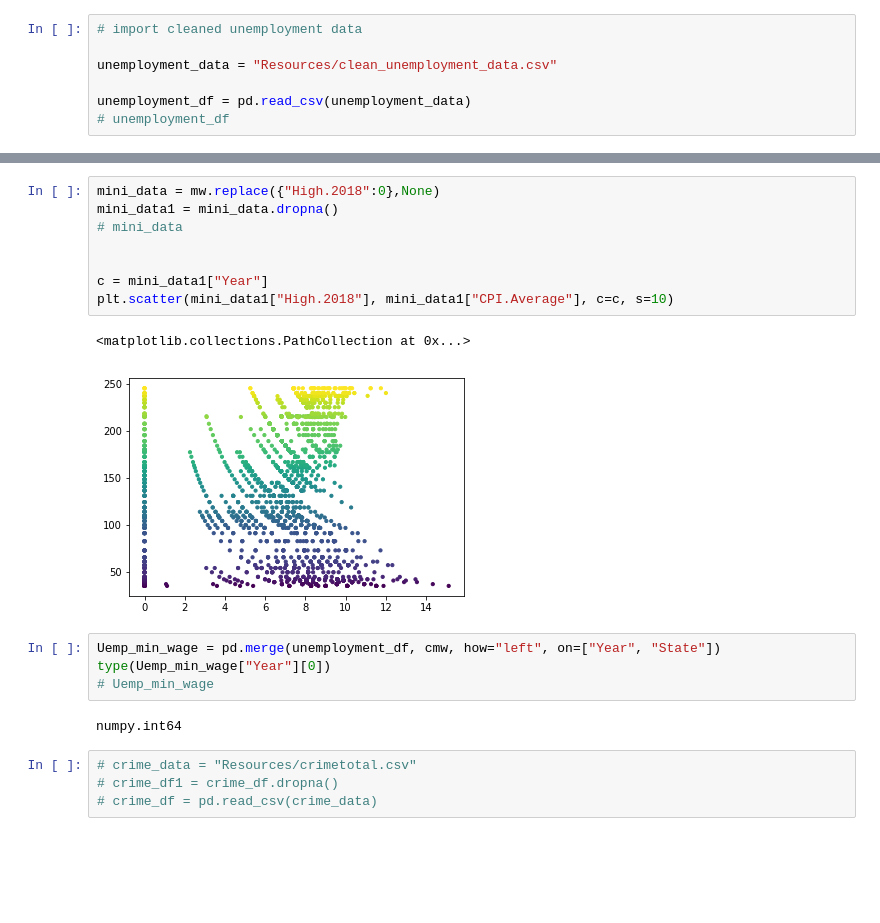
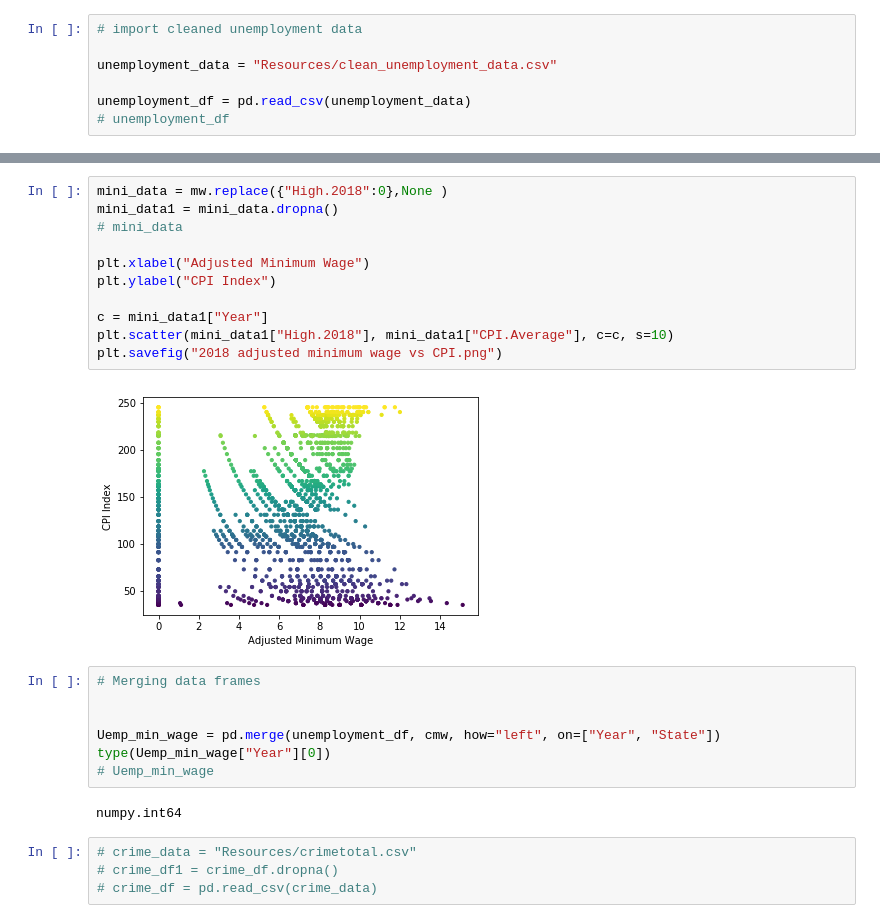
Before and after one commit to SnehaKellogg/Project1_Group5, a Jupyter notebook: ProjectG5.ipynb, the cells around one changed output, grey strips where cells are left out. Cells and saved outputs as stored; diff of their text form; blank space fills up the shorter version.

Commit message:
cleaned up jupyter notebook with graphs and comments

```diff
--- a/ProjectG5.ipynb
+++ b/ProjectG5.ipynb
@@ -60,15 +69,20 @@ plt.scatter(mini_data["High.Value"], mini_data["CPI.Average"], c=c, s=10)
 # %%
-mini_data = mw.replace({"High.2018":0},None)
+mini_data = mw.replace({"High.2018":0},None )
 mini_data1 = mini_data.dropna()
 # mini_data
 
+plt.xlabel("Adjusted Minimum Wage")
+plt.ylabel("CPI Index")
 
 c = mini_data1["Year"]
 plt.scatter(mini_data1["High.2018"], mini_data1["CPI.Average"], c=c, s=10)
+plt.savefig("2018 adjusted minimum wage vs CPI.png")
 # %% [output]
-<matplotlib.collections.PathCollection at 0x...>
-[figure, old version]
+[figure, new version]
 # %%
+# Merging data frames
+
+
 Uemp_min_wage = pd.merge(unemployment_df, cmw, how="left", on=["Year", "State"])
 type(Uemp_min_wage["Year"][0])
 # Uemp_min_wage
```
Also changed, not shown: parts of 5 cells of this notebook, 2 other files.
